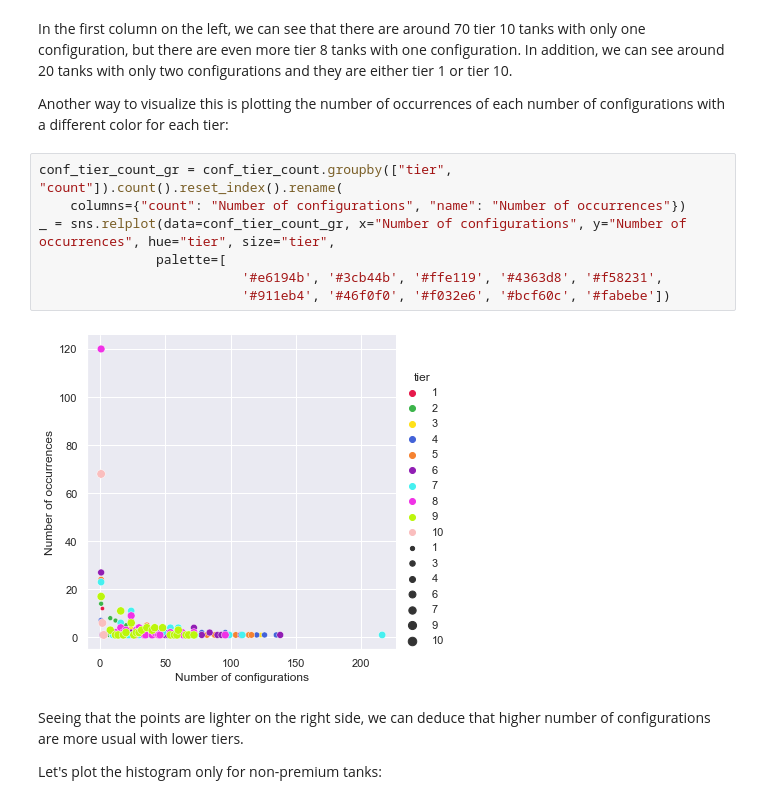
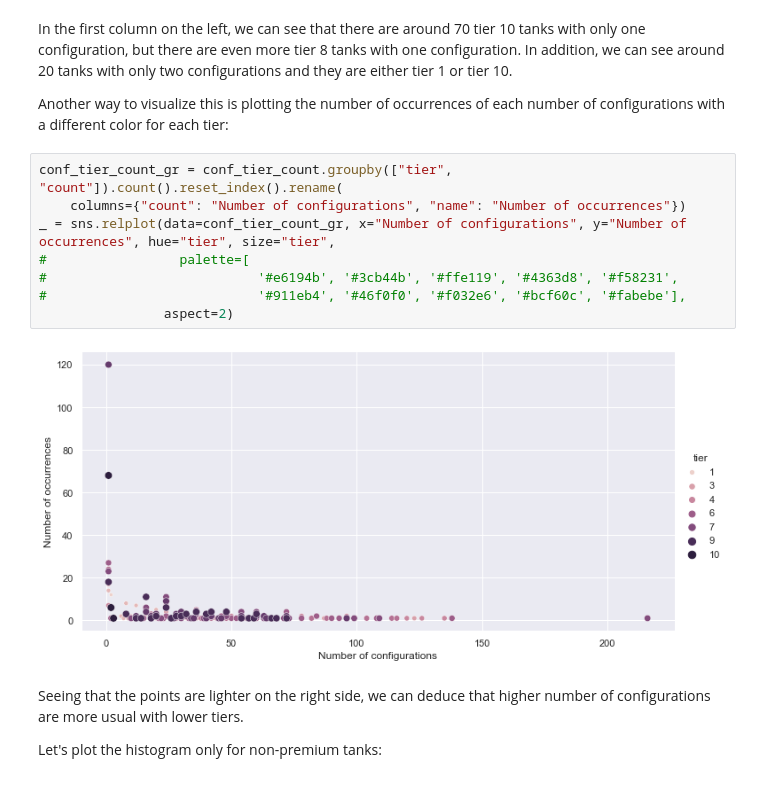
Before and after one commit to GuilleHoardings/wot_tank_data, a Jupyter notebook: 1 General analysis.ipynb, the cells around one changed output. Saved outputs shown, nothing was run; the diff lists cells and outputs as text.

```diff
--- a/1 General analysis.ipynb
+++ b/1 General analysis.ipynb
@@ -118,12 +118,13 @@ Another way to visualize this is plotting the number of occurrences of each numb
 # %%
 conf_tier_count_gr = conf_tier_count.groupby(["tier", "count"]).count().reset_index().rename(
     columns={"count": "Number of configurations", "name": "Number of occurrences"})
 _ = sns.relplot(data=conf_tier_count_gr, x="Number of configurations", y="Number of occurrences", hue="tier", size="tier",
-               palette=[
-                          '#e6194b', '#3cb44b', '#ffe119', '#4363d8', '#f58231',
-                          '#911eb4', '#46f0f0', '#f032e6', '#bcf60c', '#fabebe'])
+#                 palette=[
+#                           '#e6194b', '#3cb44b', '#ffe119', '#4363d8', '#f58231',
+#                           '#911eb4', '#46f0f0', '#f032e6', '#bcf60c', '#fabebe'],
+                aspect=2)
 # %% [output]
-[figure, old version]
+[figure, new version]
 # %% [markdown]
 Seeing that the points are lighter on the right side, we can deduce that higher number of configurations are more usual with lower tiers.
 
```
Also changed, not shown: parts of 9 cells of this notebook, 4 other files.
